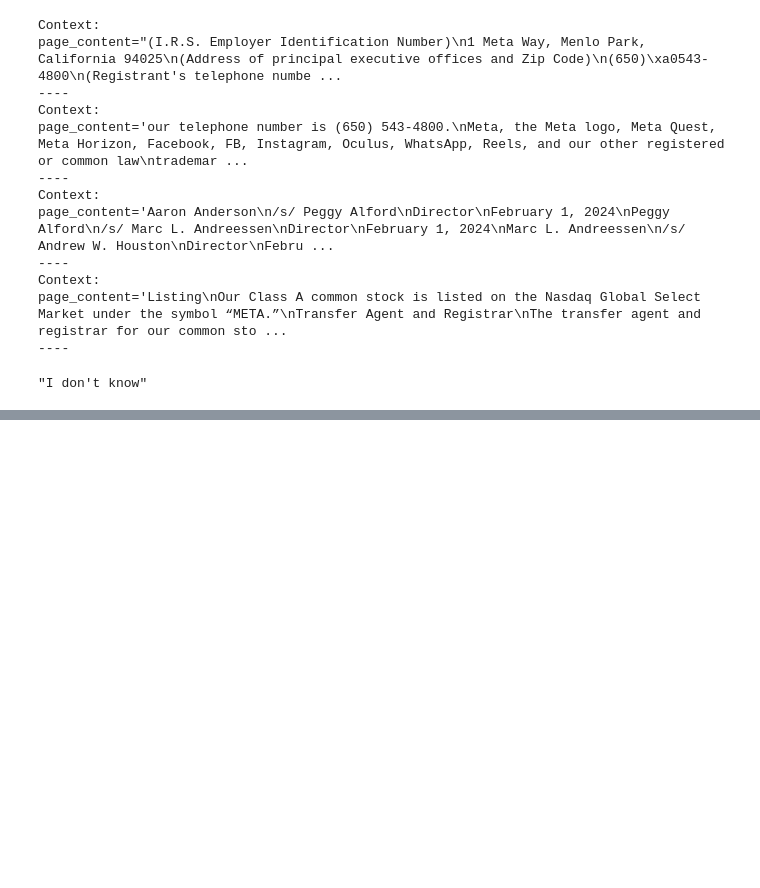
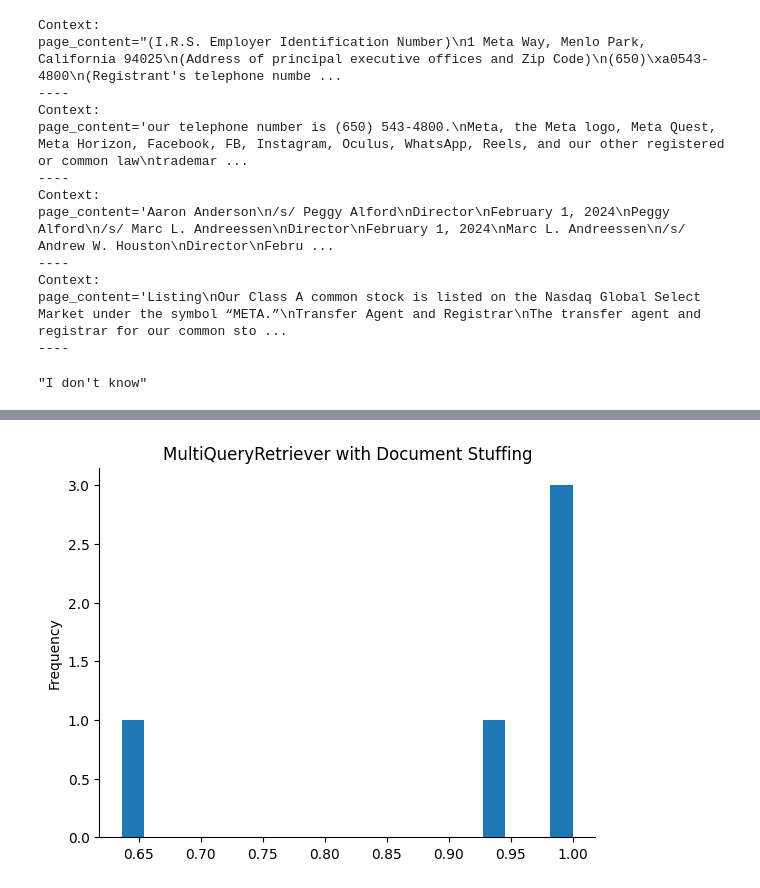
Before and after one commit to Mona3087/pdf-rag, a Jupyter notebook: pdf_rag_lcel.ipynb, the cells around one changed output, grey strips where cells are left out. Saved outputs shown, nothing was run; the diff lists cells and outputs as text; code cells hidden in the pictures; blank space fills up the shorter version.

```diff
--- a/pdf_rag_lcel.ipynb
+++ b/pdf_rag_lcel.ipynb
@@ -147,0 +303,17 @@ response["response"].content
+# %%
+answers = []
+contexts = []
+
+for question in test_questions:
+  response = retrieval_chain.invoke({"input" : question})
+  answers.append(response["answer"])
+  contexts.append([context.page_content for context in response["context"]])
+# %%
+response_dataset_advanced_retrieval = Dataset.from_dict({
+    "question" : test_questions,
+    "answer" : answers,
+    "contexts" : contexts,
+    "ground_truth" : test_groundtruths
+})
+# %%
+advanced_retrieval_results = evaluate(response_dataset_advanced_retrieval, metrics)
@@ -147,0 +329,11 @@ response["response"].content
+# %%
+import pandas as pd
+
+df_original = pd.DataFrame(list(results.items()), columns=['Metric', 'Baseline'])
+df_comparison = pd.DataFrame(list(advanced_retrieval_results.items()), columns=['Metric', 'MultiQueryRetriever with Document Stuffing'])
+
+df_merged = pd.merge(df_original, df_comparison, on='Metric')
+
+df_merged['Delta'] = df_merged['MultiQueryRetriever with Document Stuffing'] - df_merged['Baseline']
+
+df_merged
@@ -147,0 +347,8 @@ response["response"].content
+# %%
+# @title MultiQueryRetriever with Document Stuffing
+
+from matplotlib import pyplot as plt
+df_merged['MultiQueryRetriever with Document Stuffing'].plot(kind='hist', bins=20, title='MultiQueryRetriever with Document Stuffing')
+plt.gca().spines[['top', 'right',]].set_visible(False)
+# %% [output]
+[figure, added]
```
Also changed, not shown: parts of 24 cells of this notebook.
